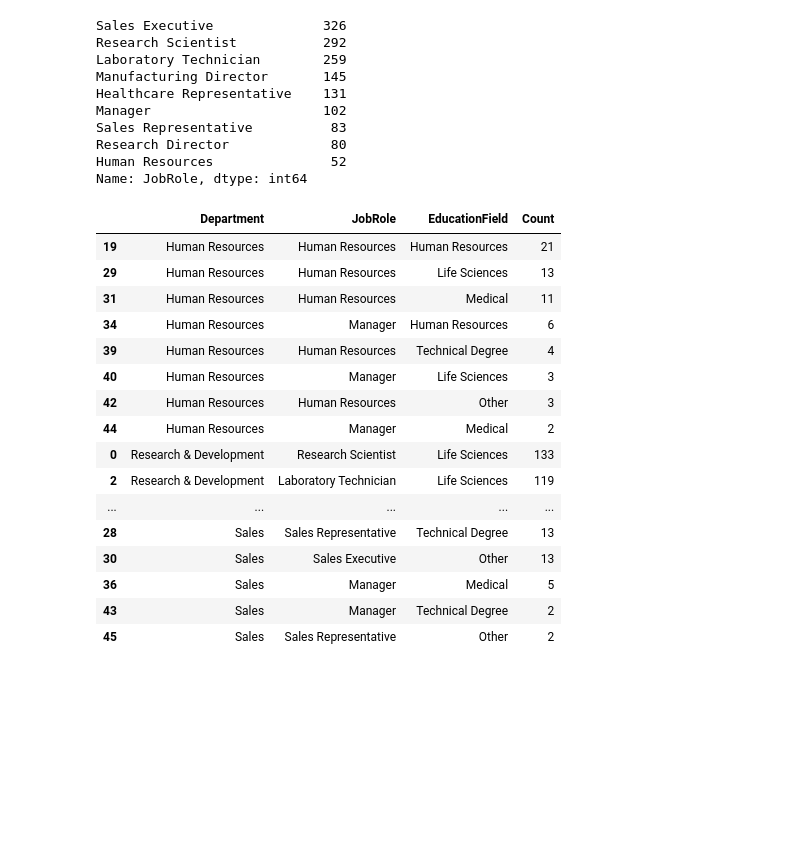
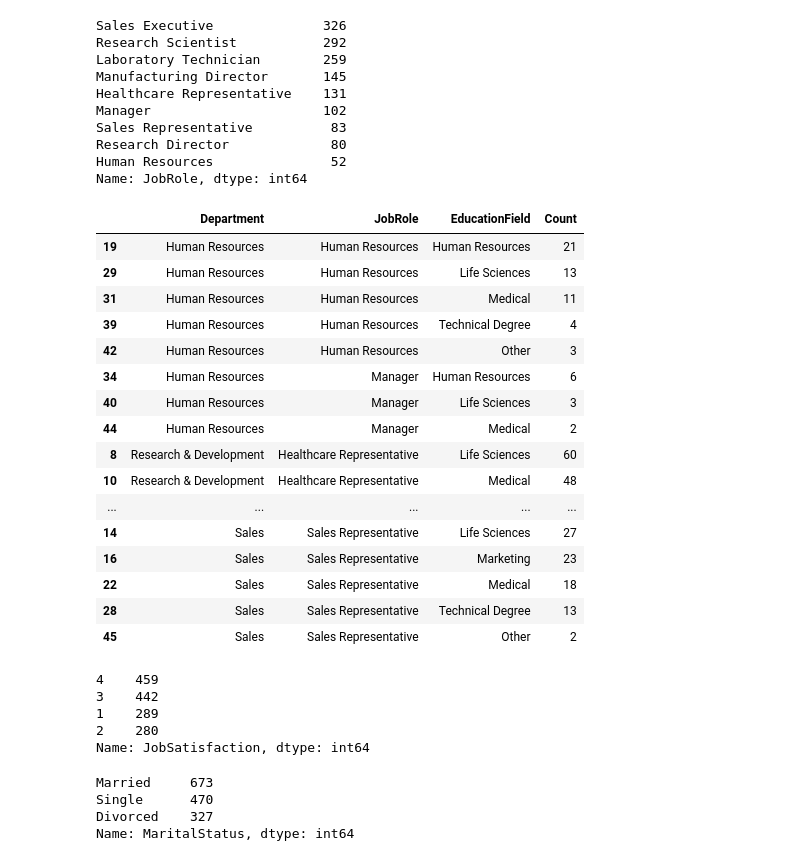
Before and after one commit to minstrel1149/HR_analytics_1, a Jupyter notebook: HR_data_EDA.ipynb, the cells around one changed output. Drawn from its saved outputs; the diff is of its cells as text; code cells hidden in the pictures; blank space fills up the shorter version.

```diff
--- a/HR_data_EDA.ipynb
+++ b/HR_data_EDA.ipynb
@@ -192,25 +185,42 @@ Name: JobRole, dtype: int64
 # %%
 # Department, JobRole, EducationField 비교
 (hr_df[['Department', 'JobRole', 'EducationField']]
  .value_counts()
  .reset_index(name='Count')
- .sort_values(by=['Department', 'Count'], ascending=[True, False])
+ .sort_values(by=['Department', 'JobRole', 'Count'], ascending=[True, True, False])
 )
 # %% [output]
 |  | Department | JobRole | EducationField | Count |
 | 19 | Human Resources | Human Resources | Human Resources | 21 |
 | 29 | Human Resources | Human Resources | Life Sciences | 13 |
 | 31 | Human Resources | Human Resources | Medical | 11 |
+| 39 | Human Resources | Human Resources | Technical Degree | 4 |
+| 42 | Human Resources | Human Resources | Other | 3 |
 | 34 | Human Resources | Manager | Human Resources | 6 |
-| 39 | Human Resources | Human Resources | Technical Degree | 4 |
 | 40 | Human Resources | Manager | Life Sciences | 3 |
-| 42 | Human Resources | Human Resources | Other | 3 |
 | 44 | Human Resources | Manager | Medical | 2 |
-| 0 | Research & Development | Research Scientist | Life Sciences | 133 |
-| 2 | Research & Development | Laboratory Technician | Life Sciences | 119 |
+| 8 | Research & Development | Healthcare Representative | Life Sciences | 60 |
+| 10 | Research & Development | Healthcare Representative | Medical | 48 |
 | ... | ... | ... | ... | ... |
+| 14 | Sales | Sales Representative | Life Sciences | 27 |
+| 16 | Sales | Sales Representative | Marketing | 23 |
+| 22 | Sales | Sales Representative | Medical | 18 |
 | 28 | Sales | Sales Representative | Technical Degree | 13 |
-| 30 | Sales | Sales Executive | Other | 13 |
-| 36 | Sales | Manager | Medical | 5 |
-| 43 | Sales | Manager | Technical Degree | 2 |
 | 45 | Sales | Sales Representative | Other | 2 |
+# %%
+# JobSatisfaction → rank scale인데, nominal scale로 활용할지, ratio scale로 활용할지 고민
+hr_df['JobSatisfaction'].value_counts()
+# %% [output]
+4    459
+3    442
+1    289
+2    280
+Name: JobSatisfaction, dtype: int64
+# %%
+# MaritalStatus
+hr_df['MaritalStatus'].value_counts()
+# %% [output]
+Married     673
+Single      470
+Divorced    327
+Name: MaritalStatus, dtype: int64
```
Also changed, not shown: parts of 20 cells of this notebook, 1 other file.
